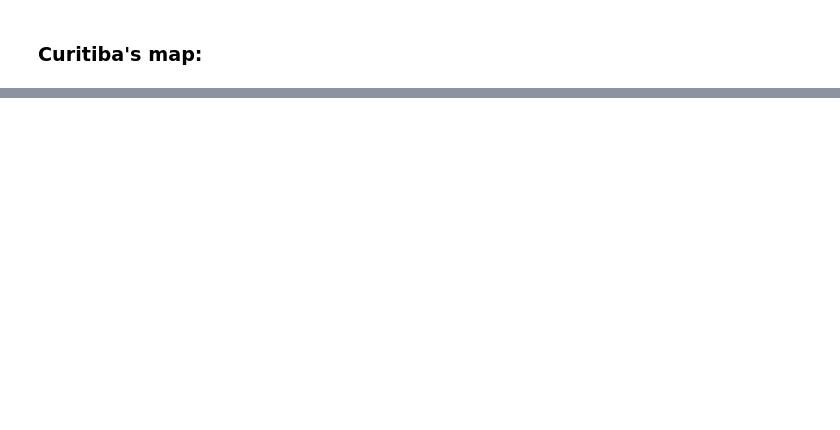
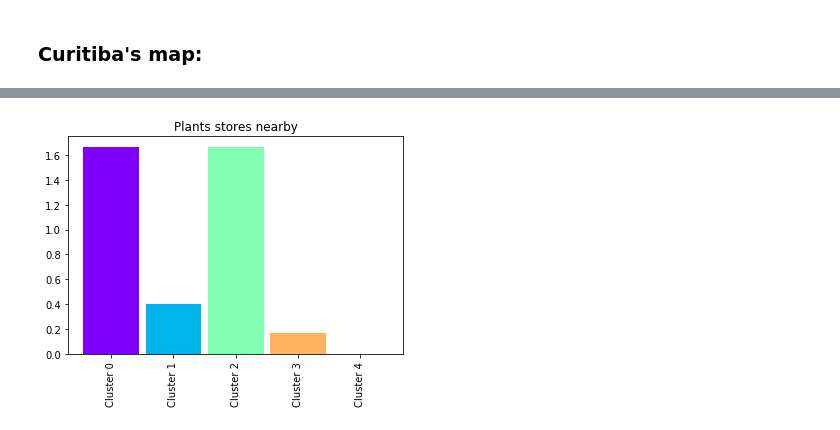
Before and after one commit to Cleversonzato/coursera, a Jupyter notebook: introFinal-Code.ipynb, the cells around one changed output, grey strips where cells are left out. Drawn from its saved outputs; the diff is of its cells as text; code cells hidden in the pictures; blank space fills up the shorter version.

```diff
--- a/introFinal-Code.ipynb
+++ b/introFinal-Code.ipynb
@@ -106,0 +145,3 @@ cafeColonialDF
+# %%
+cafeColonialDF['clusters']=Kcluster.labels_
+cafeColonialDF
@@ -106,0 +168,3 @@ cafeColonialDF
+# %%
+cafeColonialDF['price tier']=cafeColonialDF['price tier'].astype(np.float)
+cafeColonialDF[cafeColonialDF['clusters']==0]
@@ -106,0 +274,3 @@ cafeColonialDF
+# %%
+graficoCafe = cafeColonialDF.groupby('clusters').aggregate(np.mean).reset_index()[['plantas','price tier','rating','late sunday']]
+graficoCafe
@@ -106,0 +284,14 @@ cafeColonialDF
+# %%
+x = np.arange(5)
+ys = [i+x+(i*x)**2 for i in range(5)]
+colors_array = cm.rainbow(np.linspace(0, 1, len(ys)))
+rainbow = [colors.rgb2hex(i) for i in colors_array]
+markers_colors = []
+grupsCC = {0:"Cluster 0",1:"Cluster 1",2:"Cluster 2",3:'Cluster 3',4:'Cluster 4'}
+# %%
+plt.bar([1,2,3,4,5],graficoCafe['plantas'], width = 0.9, color = rainbow, label='Plants')
+plt.xticks([1,2,3,4,5], grupsCC.values(), rotation=90)
+plt.title('Plants stores nearby')
+plt.show()
+# %% [output]
+[figure, added]
```
Also changed, not shown: parts of 40 cells of this notebook, 3 other files.
